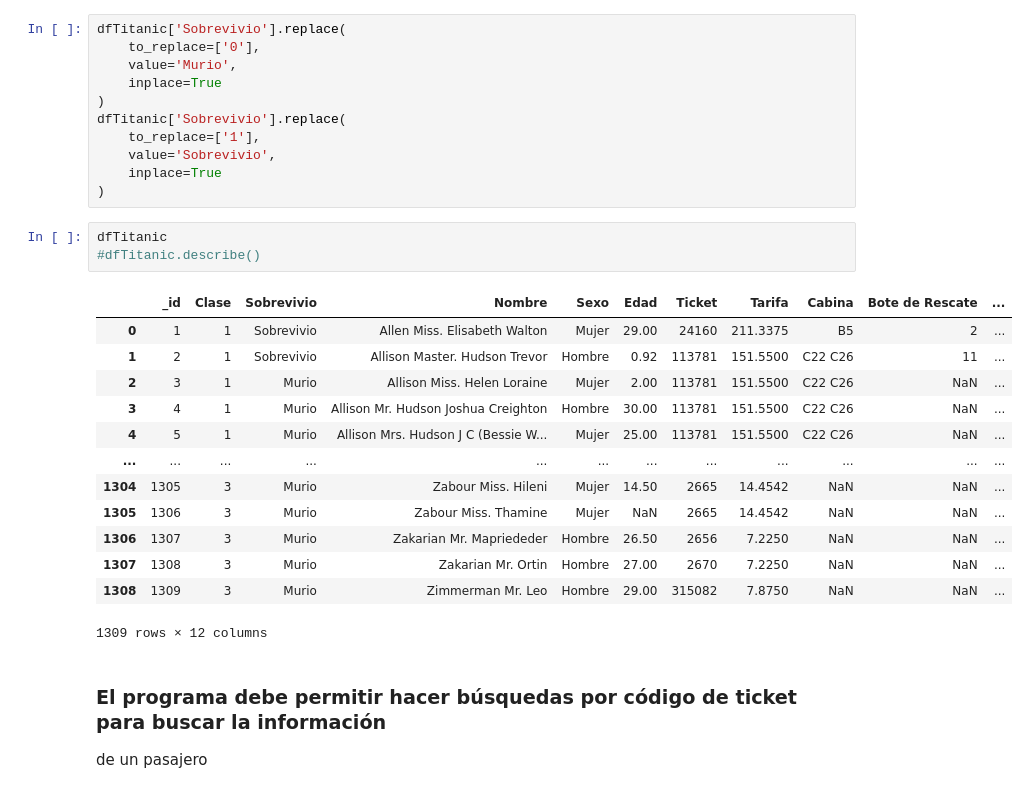
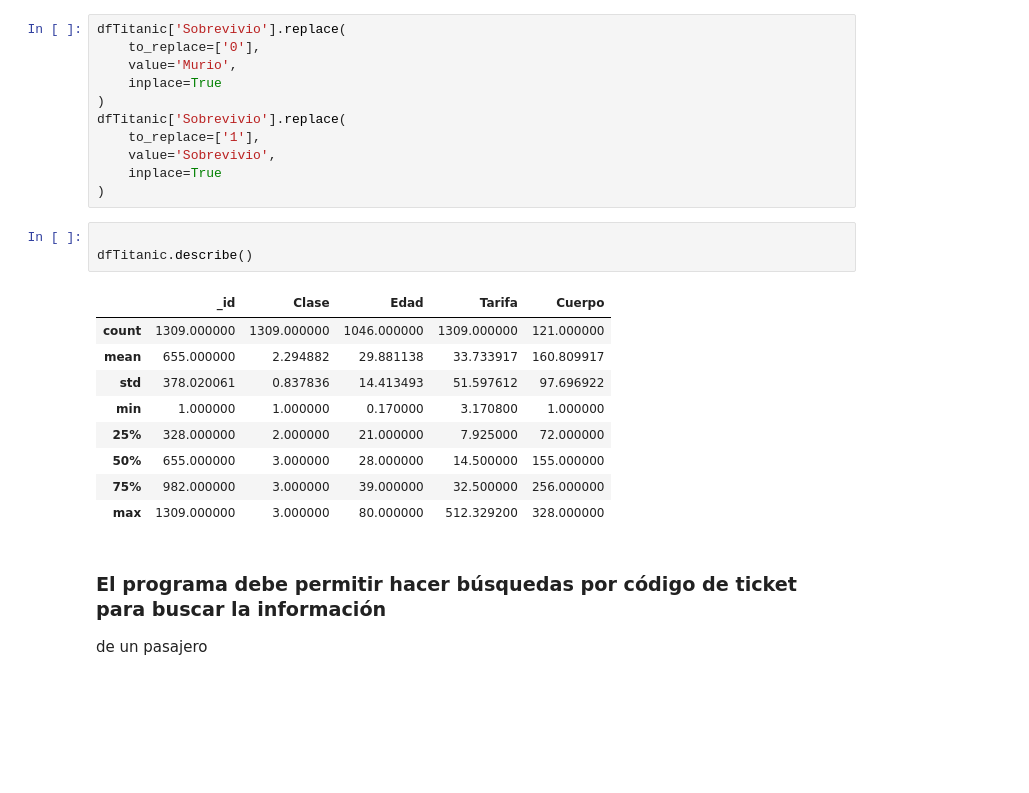
Before and after one commit to eescalante58/Repositorio-Python, a Jupyter notebook: TareaTitanic.ipynb, the cells around one changed output. Drawn from its saved outputs; the diff is of its cells as text; blank space fills up the shorter version.

```diff
--- a/TareaTitanic.ipynb
+++ b/TareaTitanic.ipynb
@@ -53,22 +81,18 @@ dfTitanic['Sobrevivio'].replace(
     inplace=True
 )
 # %%
-dfTitanic
-#dfTitanic.describe()
+
+dfTitanic.describe()
 # %% [output]
-|  | _id | Clase | Sobrevivio | Nombre | Sexo | Edad | Ticket | Tarifa | Cabina | Bote de Rescate | ... |
-| 0 | 1 | 1 | Sobrevivio | Allen Miss. Elisabeth Walton | Mujer | 29.00 | 24160 | 211.3375 | B5 | 2 | ... |
-| 1 | 2 | 1 | Sobrevivio | Allison Master. Hudson Trevor | Hombre | 0.92 | 113781 | 151.5500 | C22 C26 | 11 | ... |
-| 2 | 3 | 1 | Murio | Allison Miss. Helen Loraine | Mujer | 2.00 | 113781 | 151.5500 | C22 C26 | NaN | ... |
-| 3 | 4 | 1 | Murio | Allison Mr. Hudson Joshua Creighton | Hombre | 30.00 | 113781 | 151.5500 | C22 C26 | NaN | ... |
-| 4 | 5 | 1 | Murio | Allison Mrs. Hudson J C (Bessie W... | Mujer | 25.00 | 113781 | 151.5500 | C22 C26 | NaN | ... |
-| ... | ... | ... | ... | ... | ... | ... | ... | ... | ... | ... | ... |
-| 1304 | 1305 | 3 | Murio | Zabour Miss. Hileni | Mujer | 14.50 | 2665 | 14.4542 | NaN | NaN | ... |
-| 1305 | 1306 | 3 | Murio | Zabour Miss. Thamine | Mujer | NaN | 2665 | 14.4542 | NaN | NaN | ... |
-| 1306 | 1307 | 3 | Murio | Zakarian Mr. Mapriededer | Hombre | 26.50 | 2656 | 7.2250 | NaN | NaN | ... |
-| 1307 | 1308 | 3 | Murio | Zakarian Mr. Ortin | Hombre | 27.00 | 2670 | 7.2250 | NaN | NaN | ... |
-| 1308 | 1309 | 3 | Murio | Zimmerman Mr. Leo | Hombre | 29.00 | 315082 | 7.8750 | NaN | NaN | ... |
+|  | _id | Clase | Edad | Tarifa | Cuerpo |
+| count | 1309.000000 | 1309.000000 | 1046.000000 | 1309.000000 | 121.000000 |
+| mean | 655.000000 | 2.294882 | 29.881138 | 33.733917 | 160.809917 |
+| std | 378.020061 | 0.837836 | 14.413493 | 51.597612 | 97.696922 |
+| min | 1.000000 | 1.000000 | 0.170000 | 3.170800 | 1.000000 |
+| 25% | 328.000000 | 2.000000 | 21.000000 | 7.925000 | 72.000000 |
+| 50% | 655.000000 | 3.000000 | 28.000000 | 14.500000 | 155.000000 |
+| 75% | 982.000000 | 3.000000 | 39.000000 | 32.500000 | 256.000000 |
+| max | 1309.000000 | 3.000000 | 80.000000 | 512.329200 | 328.000000 |
-1309 rows × 12 columns
 # %% [markdown]
 ### El programa debe permitir hacer búsquedas por código de ticket para buscar la información
 de un pasajero
```
Also changed, not shown: parts of 7 cells of this notebook.
